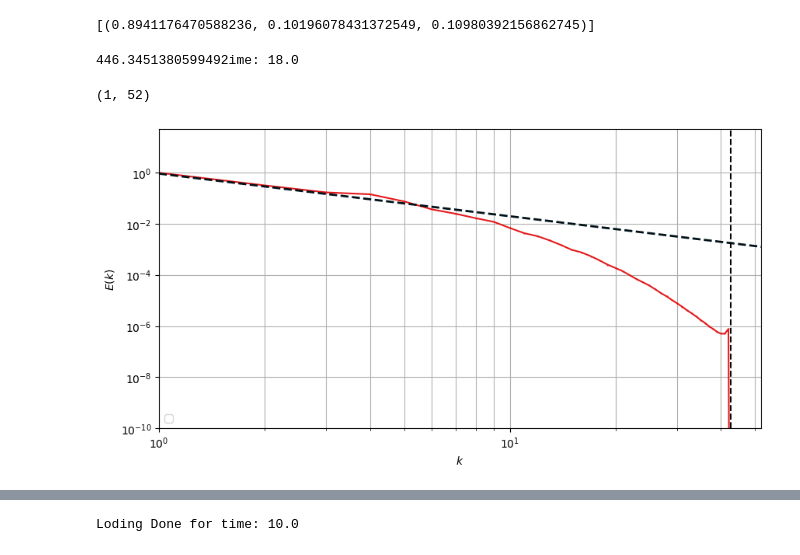
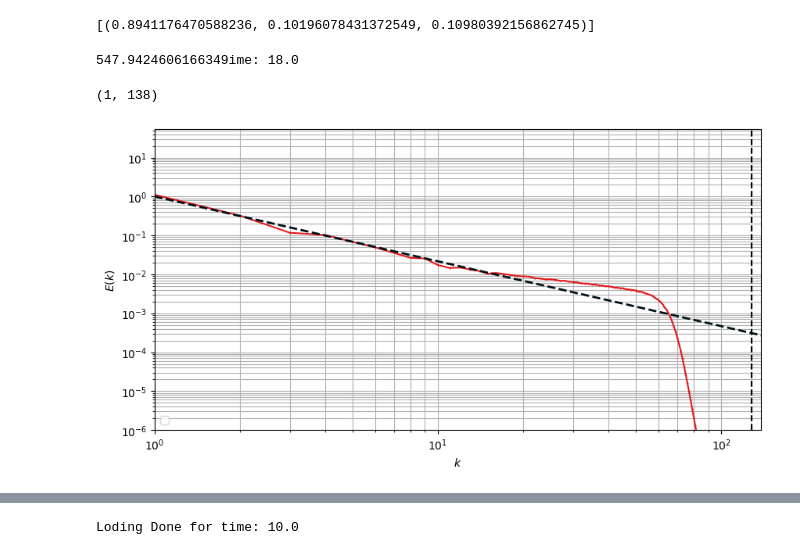
Before and after one commit to Rajarshi-prime/HIT_3D, a Jupyter notebook: plots.ipynb, the cells around one changed output, grey strips where cells are left out. Drawn from its saved outputs; the diff is of its cells as text; code cells hidden in the pictures.

```diff
--- a/plots.ipynb
+++ b/plots.ipynb
@@ -12,7 +12,7 @@ from scipy.fft import rfftn, irfftn,fftfreq
 # %% [markdown]
 ## Simulation details
 # %%
-N = 128
+N = 384
 num_slabs = 256
 nu0 = 0.8 #! Viscosity for N = 1
 lp = 8
@@ -483,37 +551,37 @@ for i,t in enumerate(times[18:19]):
     ydat += ek[:]
 xdat = xdat/count
 ydat = ydat/count
 print(np.sum(ydat)*TWO_PI**3)
 plt.plot(xdat[1:],ydat[1:],".-", color = cls[0],markersize = 1)
 
 ydat = 1.6*dissip**(2/3)*k1d**(-5/3)
 plt.plot(xdat[1:],ydat[1:],'--',lw = 2,color = "#001219")
 line = np.array([1.2,100])
 # plt.plot(line,1e3*line**(-3.),"--",color = "black")
 # plt.text(5,80,r"$k^{-3}$",fontsize = 12)
 # plt.plot(line,1e2*line**(-5/3.),"--",color = "black")
 # plt.text(20,80,r"$k^{-\frac53}$",fontsize = 12)
 
 plt.axvline(1/3*N, linestyle='--', color='black')
 # plt.text(int(1/3*N*0.85), 10, r'$\frac{N}{3}$', fontsize=12)  # Add text label
 # plt.axvline(Nd, linestyle='--', color='black')
 # plt.text(Nd*0.8, 10, r'$\frac{N}{\sqrt{3}}$', fontsize=12)  # Add text label
 # plt.axhline(5e-5, linestyle='--', color='black')
 # plt.text(1, 1.5*5e-5, r'$k^2$', fontsize=12)  # Add text label
 
 plt.yscale("log")
 plt.xscale("log")
 plt.xlabel(r"$k$")
 plt.ylabel(r"$E(k)$")
 plt.legend(loc ='lower left')
 plt.grid(which = "both")
 
-plt.ylim(1e-10,None)
+plt.ylim(1e-6,None)
 plt.xlim(1, N//3+10)
 # %% [output]
-446.3451380599492ime: 18.0
+547.9424606166349ime: 18.0
-(1, 52)
+(1, 138)
-[figure, old version]
+[figure, new version]
 # %%
 plt.figure(figsize = (10,5))
 k1d = np.arange(Nf).astype(np.float64)
```
Also changed, not shown: parts of 15 cells of this notebook, 3 other files.
